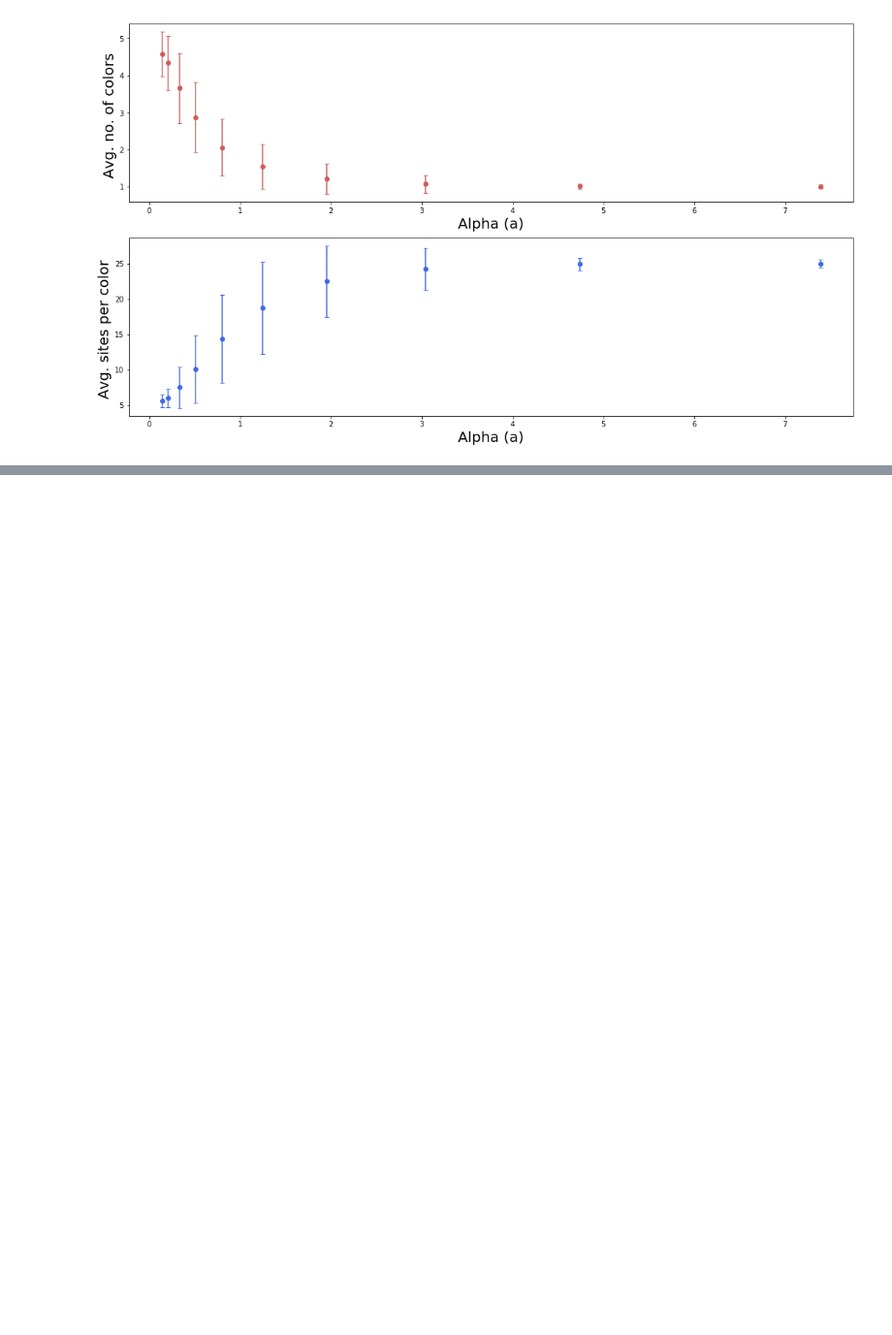
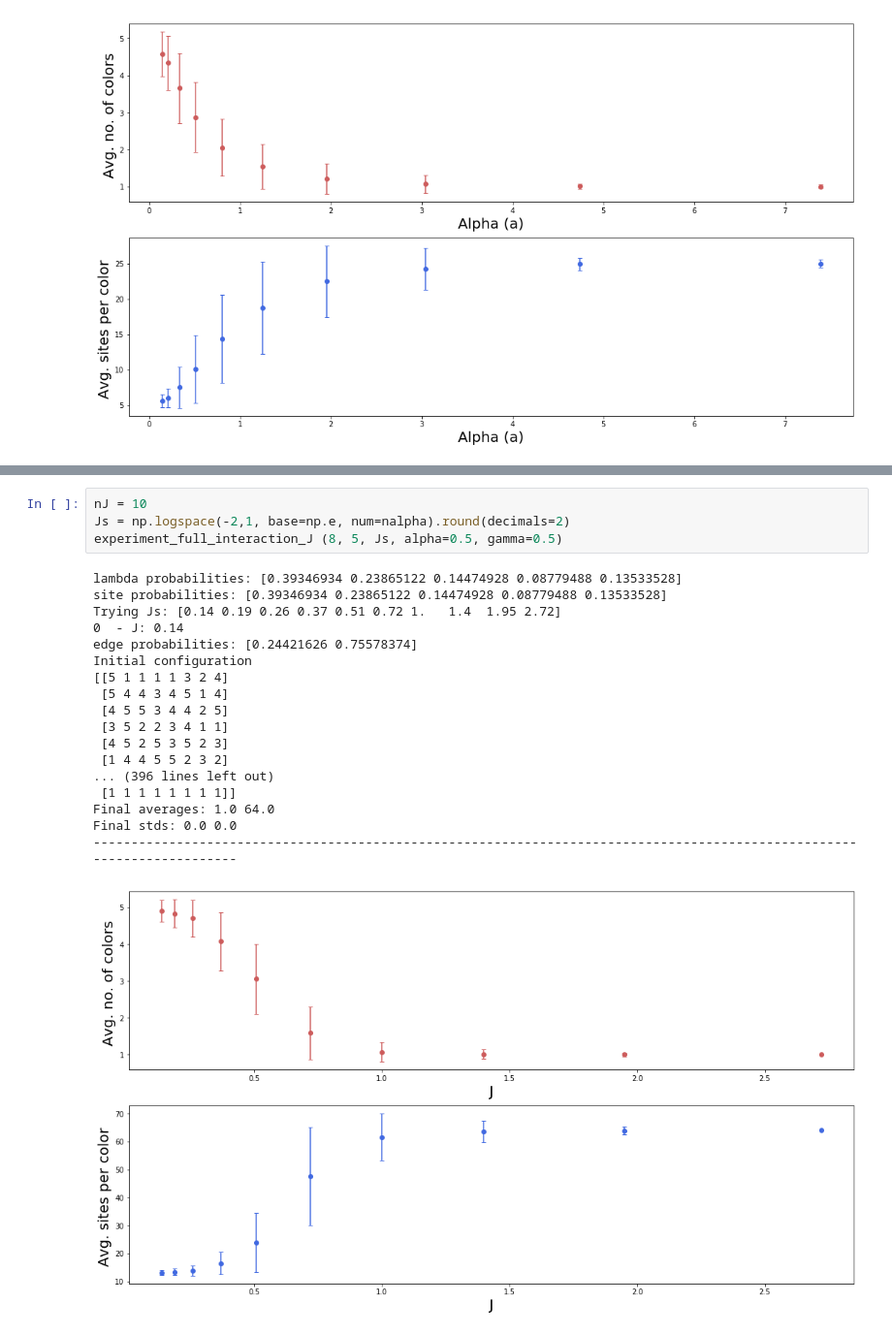
Before and after one commit to oscargomezq/Capstone-RCM, a Jupyter notebook: Simulation 2.ipynb, the cells around one changed output, grey strips where cells are left out. Shown: that part at 97% size. Cells and saved outputs as stored; diff of their text form; blank space fills up the shorter version.

```diff
--- a/Simulation 2.ipynb
+++ b/Simulation 2.ipynb
@@ -753,0 +851,23 @@ equilibration step: 2000
+# %%
+nJ = 10
+Js = np.logspace(-2,1, base=np.e, num=nalpha).round(decimals=2)
+experiment_full_interaction_J (8, 5, Js, alpha=0.5, gamma=0.5)
+# %% [output]
+lambda probabilities: [0.39346934 0.23865122 0.14474928 0.08779488 0.13533528]
+site probabilities: [0.39346934 0.23865122 0.14474928 0.08779488 0.13533528]
+Trying Js: [0.14 0.19 0.26 0.37 0.51 0.72 1.   1.4  1.95 2.72]
+0  - J: 0.14
+edge probabilities: [0.24421626 0.75578374]
+Initial configuration
+[[5 1 1 1 1 3 2 4]
+ [5 4 4 3 4 5 1 4]
+ [4 5 5 3 4 4 2 5]
+ [3 5 2 2 3 4 1 1]
+ [4 5 2 5 3 5 2 3]
+ [1 4 4 5 5 2 3 2]
+... (396 lines left out)
+ [1 1 1 1 1 1 1 1]]
+Final averages: 1.0 64.0
+Final stds: 0.0 0.0
+------------------------------------------------------------------------------------------------------------------------
+[figure, added]
```
Also changed, not shown: parts of 8 cells of this notebook.
